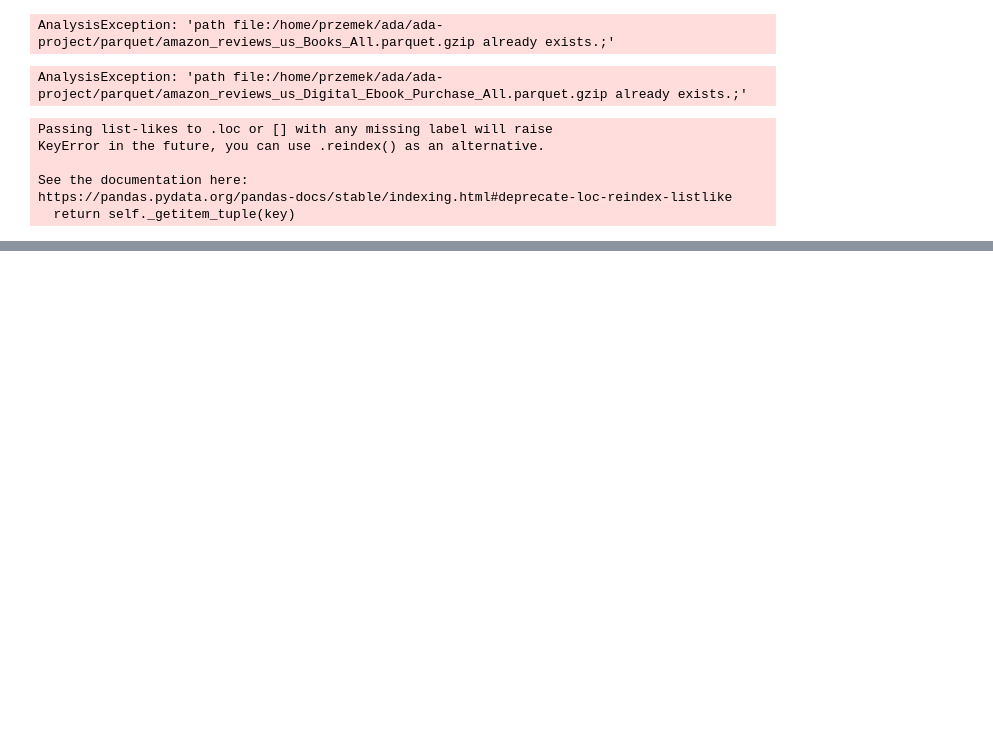
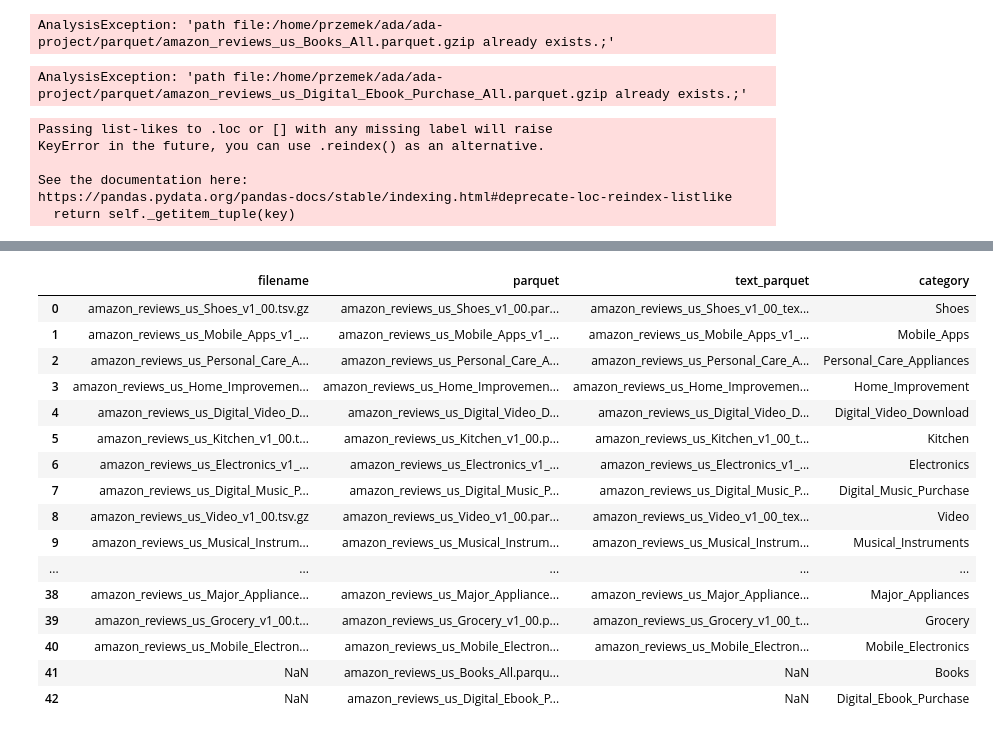
Before and after one commit to pjuda/ada-project, a Jupyter notebook: reviews-cleaning.ipynb, the cells around one changed output, grey strips where cells are left out. Drawn from its saved outputs; the diff is of its cells as text; code cells hidden in the pictures; blank space fills up the shorter version.

```diff
--- a/reviews-cleaning.ipynb
+++ b/reviews-cleaning.ipynb
@@ -251,0 +263,24 @@ with open('multilingual_reviews.pickle', 'wb') as file:
+# %%
+#US reviews by category
+with open('category_reviews.pickle', 'rb') as file:
+    reviews = pickle.load(file)
+# %%
+reviews
+# %% [output]
+|  | filename | parquet | text_parquet | category |
+| 0 | amazon_reviews_us_Shoes_v1_00.tsv.gz | amazon_reviews_us_Shoes_v1_00.par... | amazon_reviews_us_Shoes_v1_00_tex... | Shoes |
+| 1 | amazon_reviews_us_Mobile_Apps_v1_... | amazon_reviews_us_Mobile_Apps_v1_... | amazon_reviews_us_Mobile_Apps_v1_... | Mobile_Apps |
+| 2 | amazon_reviews_us_Personal_Care_A... | amazon_reviews_us_Personal_Care_A... | amazon_reviews_us_Personal_Care_A... | Personal_Care_Appliances |
+| 3 | amazon_reviews_us_Home_Improvemen... | amazon_reviews_us_Home_Improvemen... | amazon_reviews_us_Home_Improvemen... | Home_Improvement |
+| 4 | amazon_reviews_us_Digital_Video_D... | amazon_reviews_us_Digital_Video_D... | amazon_reviews_us_Digital_Video_D... | Digital_Video_Download |
+| 5 | amazon_reviews_us_Kitchen_v1_00.t... | amazon_reviews_us_Kitchen_v1_00.p... | amazon_reviews_us_Kitchen_v1_00_t... | Kitchen |
+| 6 | amazon_reviews_us_Electronics_v1_... | amazon_reviews_us_Electronics_v1_... | amazon_reviews_us_Electronics_v1_... | Electronics |
+| 7 | amazon_reviews_us_Digital_Music_P... | amazon_reviews_us_Digital_Music_P... | amazon_reviews_us_Digital_Music_P... | Digital_Music_Purchase |
+| 8 | amazon_reviews_us_Video_v1_00.tsv.gz | amazon_reviews_us_Video_v1_00.par... | amazon_reviews_us_Video_v1_00_tex... | Video |
+| 9 | amazon_reviews_us_Musical_Instrum... | amazon_reviews_us_Musical_Instrum... | amazon_reviews_us_Musical_Instrum... | Musical_Instruments |
+| ... | ... | ... | ... | ... |
+| 38 | amazon_reviews_us_Major_Appliance... | amazon_reviews_us_Major_Appliance... | amazon_reviews_us_Major_Appliance... | Major_Appliances |
+| 39 | amazon_reviews_us_Grocery_v1_00.t... | amazon_reviews_us_Grocery_v1_00.p... | amazon_reviews_us_Grocery_v1_00_t... | Grocery |
+| 40 | amazon_reviews_us_Mobile_Electron... | amazon_reviews_us_Mobile_Electron... | amazon_reviews_us_Mobile_Electron... | Mobile_Electronics |
+| 41 | NaN | amazon_reviews_us_Books_All.parqu... | NaN | Books |
+| 42 | NaN | amazon_reviews_us_Digital_Ebook_P... | NaN | Digital_Ebook_Purchase |
```
Also changed, not shown: parts of 3 cells of this notebook, 2 other files.
